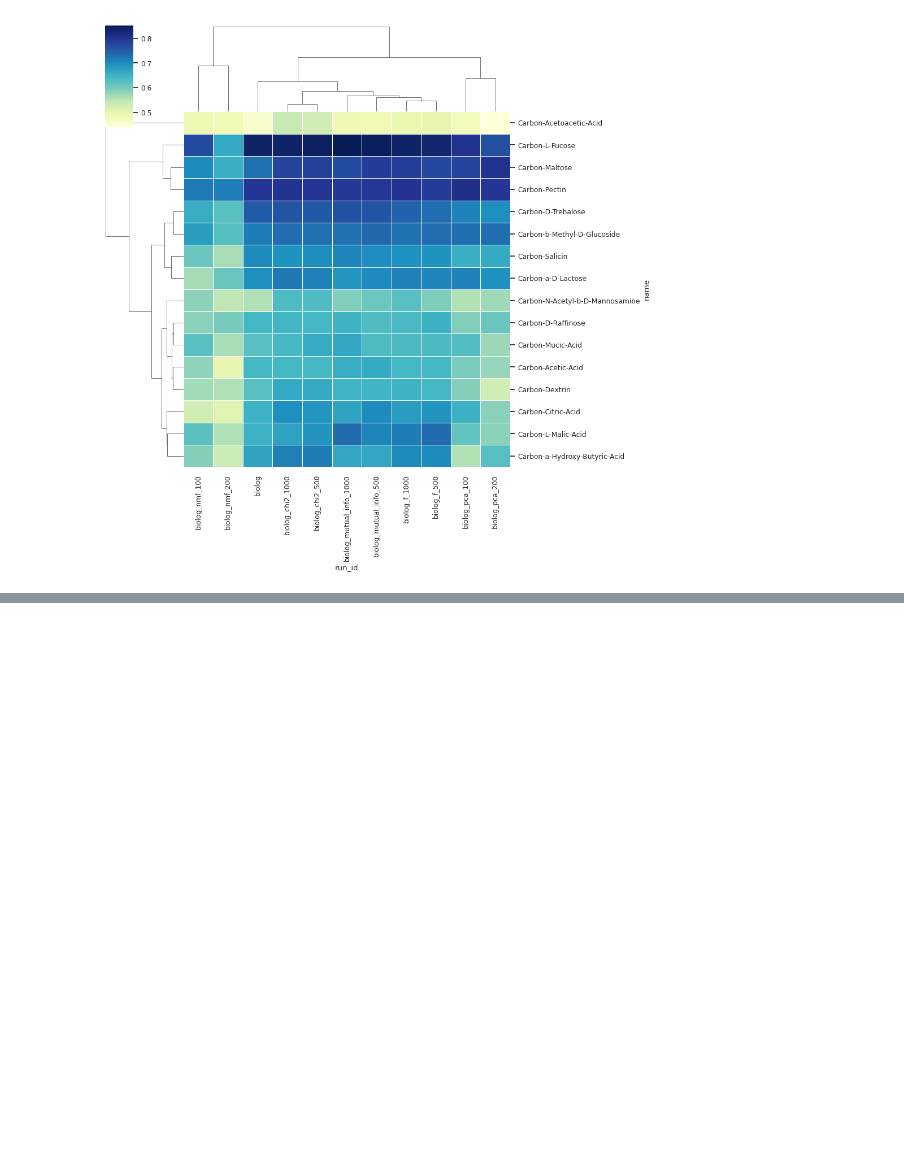
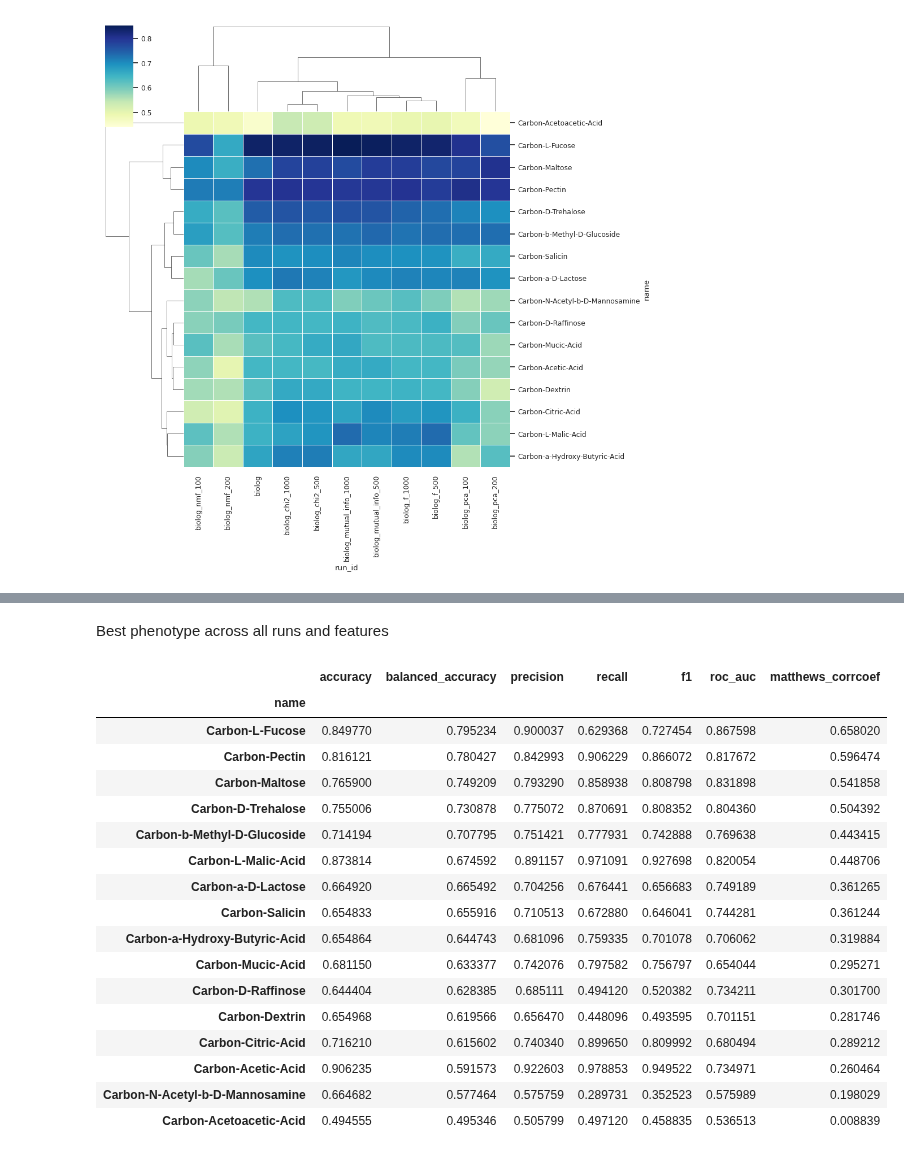
Before and after one commit to kbasecollaborations/trait-prediction, a Jupyter notebook: notebooks/biolog/aggregate_cv_results.ipynb, the cells around one changed output, grey strips where cells are left out. Drawn from its saved outputs; the diff is of its cells as text; code cells hidden in the pictures; blank space fills up the shorter version.

Commit message:
Add: Best feature, phenotype and run calculation to notebook

```diff
--- a/notebooks/biolog/aggregate_cv_results.ipynb
+++ b/notebooks/biolog/aggregate_cv_results.ipynb
@@ -190,3 +190,10 @@ sns.clustermap(plot_data,  linewidths=.5, cmap="YlGnBu", yticklabels=1)
 # %% [output]
 <seaborn.matrix.ClusterGrid at 0x...>
 [figure]
+# %%
+mean_scores_df = (cv_scores_df
+    .drop(["category", "fold_num"], axis=1)
+    .groupby(by=["run_id", "feature", "name"])
+    .mean()
+    .reset_index()
+)
@@ -192,0 +219,23 @@ sns.clustermap(plot_data,  linewidths=.5, cmap="YlGnBu", yticklabels=1)
+# %% [markdown]
+Best phenotype across all runs and features
+# %%
+mean_scores_df.drop(["run_id", "feature"], axis=1).groupby(by="name").mean().sort_values(by="balanced_accuracy", ascending=False)
+# %% [output]
+|  | accuracy | balanced_accuracy | precision | recall | f1 | roc_auc | matthews_corrcoef |
+| name |  |  |  |  |  |  |  |
+| Carbon-L-Fucose | 0.849770 | 0.795234 | 0.900037 | 0.629368 | 0.727454 | 0.867598 | 0.658020 |
+| Carbon-Pectin | 0.816121 | 0.780427 | 0.842993 | 0.906229 | 0.866072 | 0.817672 | 0.596474 |
+| Carbon-Maltose | 0.765900 | 0.749209 | 0.793290 | 0.858938 | 0.808798 | 0.831898 | 0.541858 |
+| Carbon-D-Trehalose | 0.755006 | 0.730878 | 0.775072 | 0.870691 | 0.808352 | 0.804360 | 0.504392 |
+| Carbon-b-Methyl-D-Glucoside | 0.714194 | 0.707795 | 0.751421 | 0.777931 | 0.742888 | 0.769638 | 0.443415 |
+| Carbon-L-Malic-Acid | 0.873814 | 0.674592 | 0.891157 | 0.971091 | 0.927698 | 0.820054 | 0.448706 |
+| Carbon-a-D-Lactose | 0.664920 | 0.665492 | 0.704256 | 0.676441 | 0.656683 | 0.749189 | 0.361265 |
+| Carbon-Salicin | 0.654833 | 0.655916 | 0.710513 | 0.672880 | 0.646041 | 0.744281 | 0.361244 |
+| Carbon-a-Hydroxy-Butyric-Acid | 0.654864 | 0.644743 | 0.681096 | 0.759335 | 0.701078 | 0.706062 | 0.319884 |
+| Carbon-Mucic-Acid | 0.681150 | 0.633377 | 0.742076 | 0.797582 | 0.756797 | 0.654044 | 0.295271 |
+| Carbon-D-Raffinose | 0.644404 | 0.628385 | 0.685111 | 0.494120 | 0.520382 | 0.734211 | 0.301700 |
+| Carbon-Dextrin | 0.654968 | 0.619566 | 0.656470 | 0.448096 | 0.493595 | 0.701151 | 0.281746 |
+| Carbon-Citric-Acid | 0.716210 | 0.615602 | 0.740340 | 0.899650 | 0.809992 | 0.680494 | 0.289212 |
+| Carbon-Acetic-Acid | 0.906235 | 0.591573 | 0.922603 | 0.978853 | 0.949522 | 0.734971 | 0.260464 |
+| Carbon-N-Acetyl-b-D-Mannosamine | 0.664682 | 0.577464 | 0.575759 | 0.289731 | 0.352523 | 0.575989 | 0.198029 |
+| Carbon-Acetoacetic-Acid | 0.494555 | 0.495346 | 0.505799 | 0.497120 | 0.458835 | 0.536513 | 0.008839 |
```
Also changed, not shown: parts of 4 cells of this notebook.
